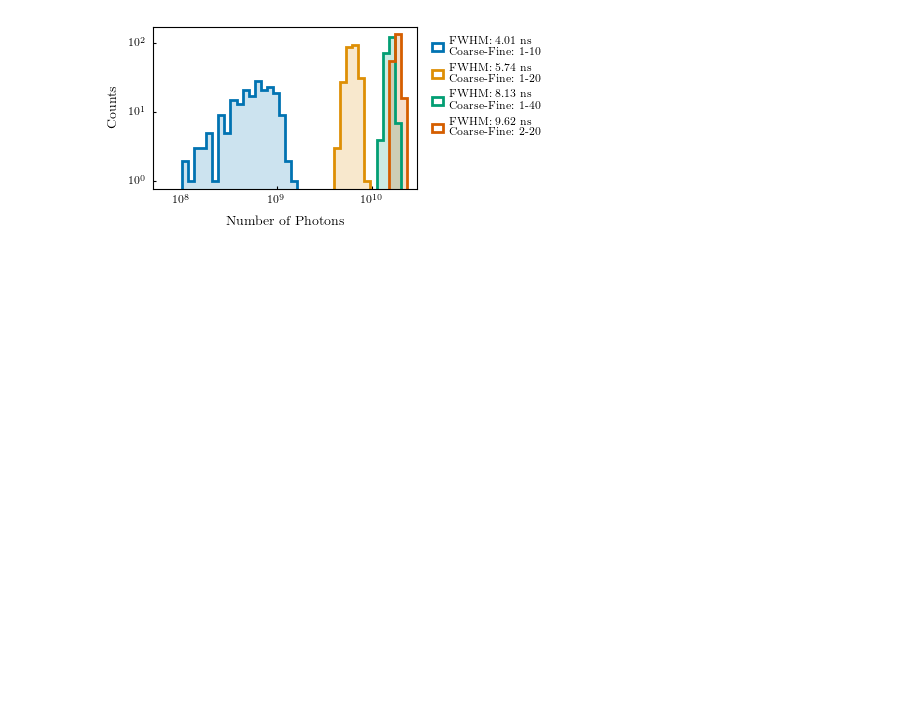
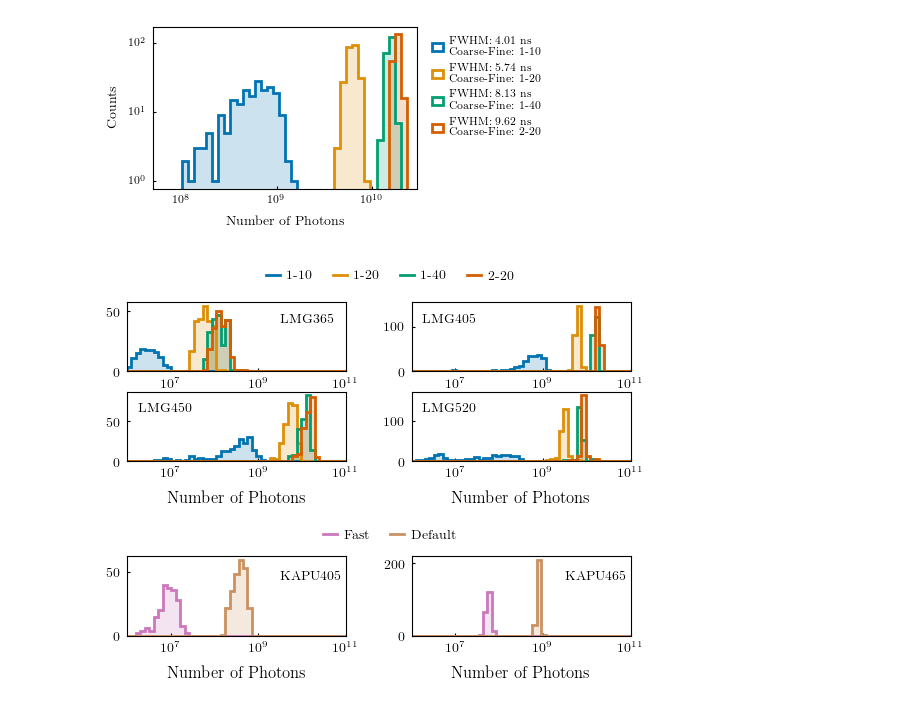
Before and after one commit to LeonhardEidenschink/POCAM_FAT, a Jupyter notebook: make_plots/number_of_photons_plots.ipynb, the cells around one changed output. Saved outputs shown, nothing was run; the diff lists cells and outputs as text; code cells hidden in the pictures; blank space fills up the shorter version.

```diff
--- a/make_plots/number_of_photons_plots.ipynb
+++ b/make_plots/number_of_photons_plots.ipynb
@@ -401,3 +421,91 @@ plt.savefig(f'plots/png/number_of_photons_coarse-fine_allT.png')
 plt.savefig(f'plots/pdf/number_of_photons_coarse-fine_allT.pdf')
 # %% [output]
 [figure]
+# %%
+LMG_devices = ['LMG365','LMG405', 'LMG450',  'LMG520']
+KAPU_devices = ['KAPU405', 'KAPU465']
+# %%
+from collections import OrderedDict
+
+fig = plt.figure(figsize=plot_utils.set_size('text', fraction=1, ratio=1, subplots=(2,3)))
+
+gs = fig.add_gridspec(2, 1, height_ratios=[2, 1], hspace=0.8)
+gs_top = gs[0].subgridspec(2, 2, hspace=0.3, wspace=0.3)
+gs_bot = gs[1].subgridspec(1, 2, wspace=0.3)
+
+axes_top = [fig.add_subplot(gs_top[i, j]) for i in range(2) for j in range(2)]
+axes_bot = [fig.add_subplot(gs_bot[0, j]) for j in range(2)]
+
+def unique_legend(handles, labels):
+    od = OrderedDict()
+    for h, l in zip(handles, labels):
+        od[l] = h
+    return list(od.values()), list(od.keys())
+
+bins = np.logspace(6, 11, 50)
+
+# --- Top 4: LMG devices (coarse-fine) ---
+legend_handles_1 = []
+legend_labels_1 = []
+
+for i, (ax, device) in enumerate(zip(axes_top, LMG_devices)):
+    for c_f, color in zip(coarse_fine, colors[:len(coarse_fine)]):
+        FWHM = FWHM_avg[f'{device}_{c_f}']
+        ax.hist(np.array(number_of_photons_c_f[f'{device}_{c_f}']),bins = bins,  histtype = 'step', color = color,lw = 2,label = f'FWHM: {FWHM} ns\nCoarse-Fine: {c_f}')
+        ax.hist(np.array(number_of_photons_c_f[f'{device}_{c_f}']),bins = bins,  color = color,alpha = 0.2)
+        legend_handles_1.append(plt.Line2D([0], [0], color=color, lw=2))
+        legend_labels_1.append(f'{c_f}')
+    if i == 0:
+        ax.text(0.7, 0.7, f'{device}', transform=ax.transAxes, fontsize=10)
+    else:
+        ax.text(0.05, 0.7, f'{device}', transform=ax.transAxes, fontsize=10)
+    ax.set_xlim(1e6,1e11)
+    ax.set_xscale('log')
+    if i >= 2:
+        ax.set_xlabel('Number of Photons')
+
+
+
+
+# share x across top axes
+for ax in axes_top:
+    ax.sharex(axes_top[0])
+
+# --- Bottom 2: KAPU devices (default/fast) ---
+legend_handles_2 = []
+legend_labels_2 = []
+
+for j, (ax, device) in enumerate(zip(axes_bot, KAPU_devices)):
+    for c_f, color in zip(['fast', 'default'], [colors[len(coarse_fine)], colors[len(coarse_fine)+1]]):
+        FWHM = FWHM_avg[f'{device}_{c_f}']
+        ax.hist(np.array(number_of_photons_c_f[f'{device}_{c_f}']),bins = bins, histtype = 'step', color = color,lw = 2,label = f'FWHM: {FWHM} ns\nCoarse-Fine: {c_f}')
+        ax.hist(np.array(number_of_photons_c_f[f'{device}_{c_f}']),bins = bins, color = color,alpha = 0.2)
+        legend_handles_2.append(plt.Line2D([0], [0], color=color, lw=2))
+        legend_labels_2.append(f'{c_f}')
+    ax.text(0.7, 0.7, f'{device}', transform=ax.transAxes, fontsize=10)
+    ax.set_xlabel('Number of Photons')
+    ax.set_xlim(1e6,1e11)
+    ax.set_xscale('log')
+
+for ax in axes_bot:
+    ax.sharex(axes_bot[0])
+
+legend_handles_1, legend_labels_1 = unique_legend(legend_handles_1, legend_labels_1)
+legend_handles_2, legend_labels_2 = unique_legend(legend_handles_2, legend_labels_2)
+
+# Legend for top group
+axes_top[0].legend(
+    legend_handles_1, legend_labels_1,
+    loc='upper center', bbox_to_anchor=(1.2, 1.65), ncol=len(legend_labels_1), frameon=False, columnspacing=1.5,
+)
+
+# Legend for bottom group
+axes_bot[0].legend(
+    legend_handles_2, ['Fast', 'Default'],
+    loc='upper center', bbox_to_anchor=(1.2, 1.5), ncol=len(legend_labels_2), frameon=False, columnspacing=1.5,
+)
+
+plt.savefig(f'plots/png/number_of_photons_coarse-fine_allT_all_devices.png', dpi=300, bbox_inches='tight')
+plt.savefig(f'plots/pdf/number_of_photons_coarse-fine_allT_all_devices.pdf', dpi=300, bbox_inches='tight')
+# %% [output]
+[figure, added]
```
Also changed, not shown: parts of 9 cells of this notebook, 3 other files.
